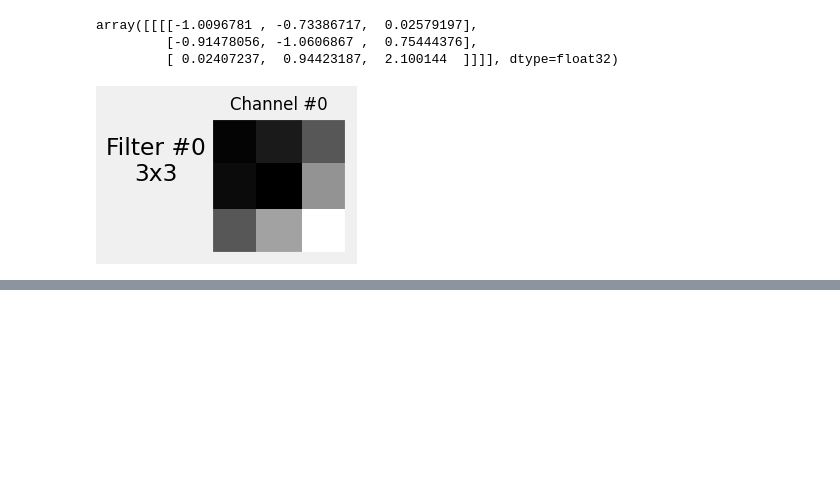
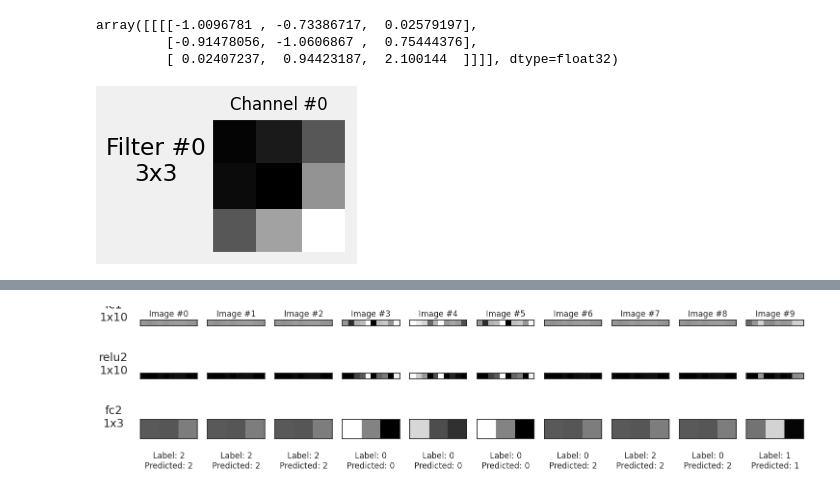
Before and after one commit to VaheC/Pytorch_Study, a Jupyter notebook: chapter5.ipynb, the cells around one changed output, grey strips where cells are left out. Saved outputs shown, nothing was run; the diff lists cells and outputs as text; code cells hidden in the pictures; blank space fills up the shorter version.

```diff
--- a/chapter5.ipynb
+++ b/chapter5.ipynb
@@ -334,0 +501,6 @@ fig = sbs_cnn.visualize_filters('conv1', cmap='gray')
+# %%
+classifier_layers = ['fc1', 'relu2', 'fc2']
+with plt.style.context('seaborn-white'):
+    fig = sbs_cnn.visualize_outputs(classifier_layers, y=labels_batch, yhat=predicted)
+# %% [output]
+[figure, added]
```
Also changed, not shown: parts of 26 cells of this notebook.
